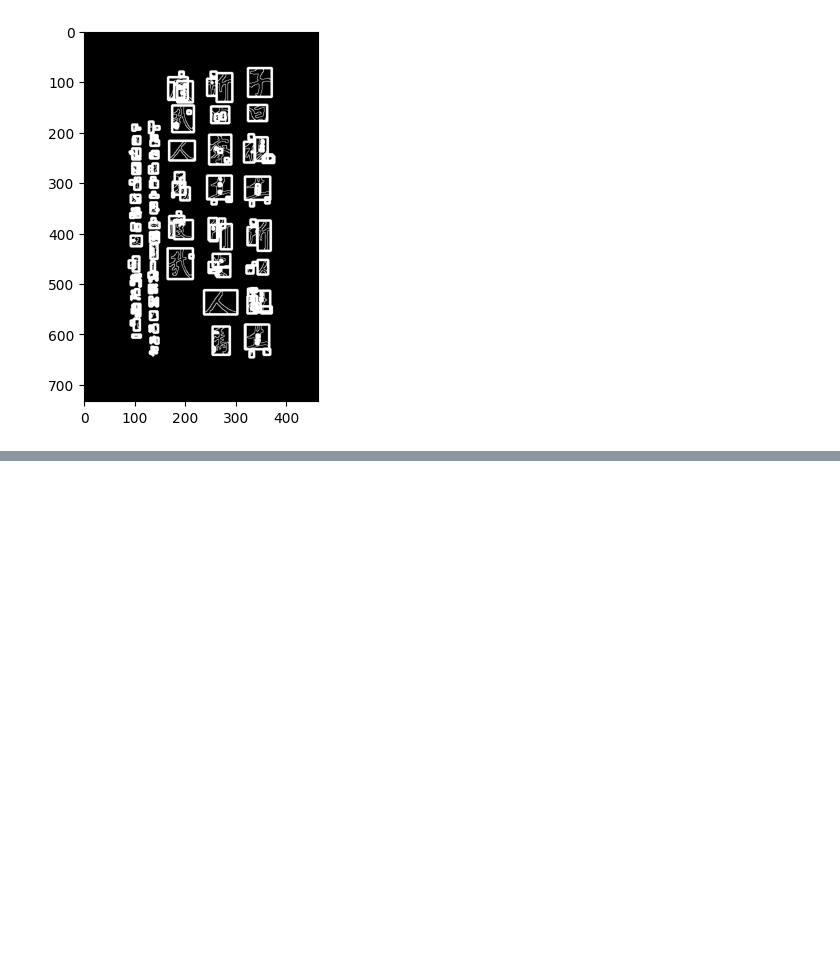
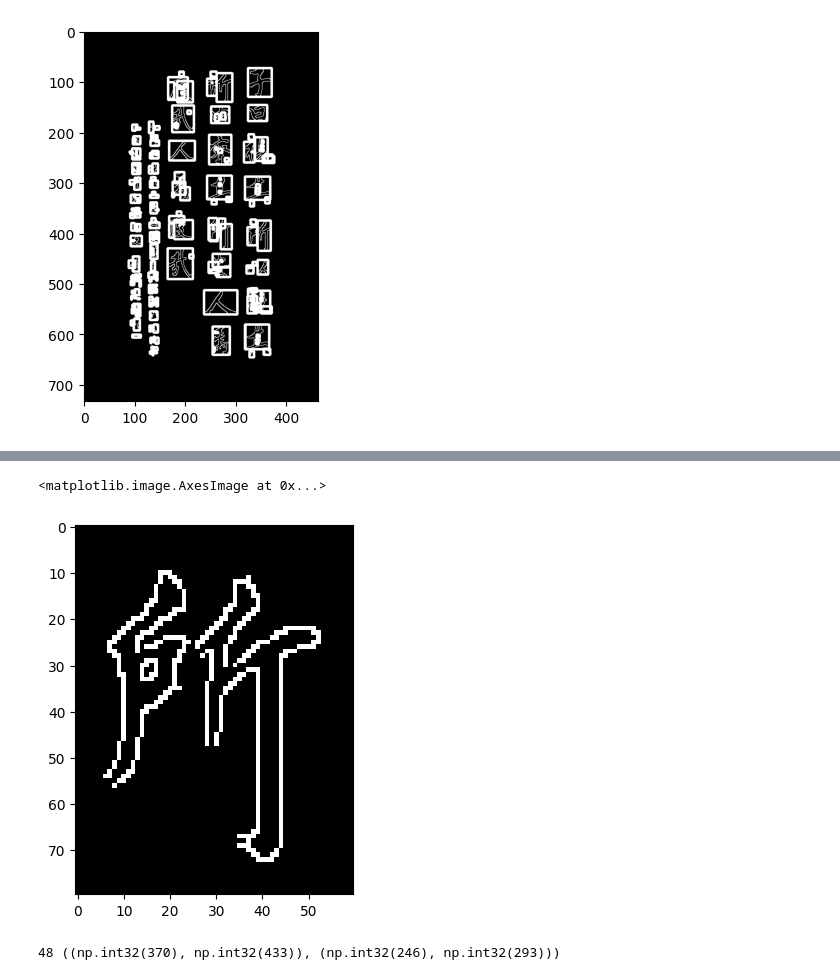
Before and after one commit to prausela/image-processing, a Jupyter notebook: tp_final/sectioning_test.ipynb, the cells around one changed output, grey strips where cells are left out. Drawn from its saved outputs; the diff is of its cells as text; code cells hidden in the pictures; blank space fills up the shorter version.

```diff
--- a/tp_final/sectioning_test.ipynb
+++ b/tp_final/sectioning_test.ipynb
@@ -58,0 +58,11 @@ plt.imshow(draw_sections(canny_image, new_sections_limits), cmap="grey")
+# %%
+plt.imshow(canny_image[360:440, 240:300], cmap="grey")
+# %% [output]
+<matplotlib.image.AxesImage at 0x...>
+[figure, added]
+# %%
+for idx, section_limits in enumerate(new_sections_limits):
+    if section_limits[0][0] > 360 and section_limits[0][1] < 440 and section_limits[1][0] > 240 and section_limits[1][1] < 300:
+        print(idx, section_limits)
+# %% [output]
+48 ((np.int32(370), np.int32(433)), (np.int32(246), np.int32(293)))
```
Also changed, not shown: parts of 5 cells of this notebook, 1 other file.
